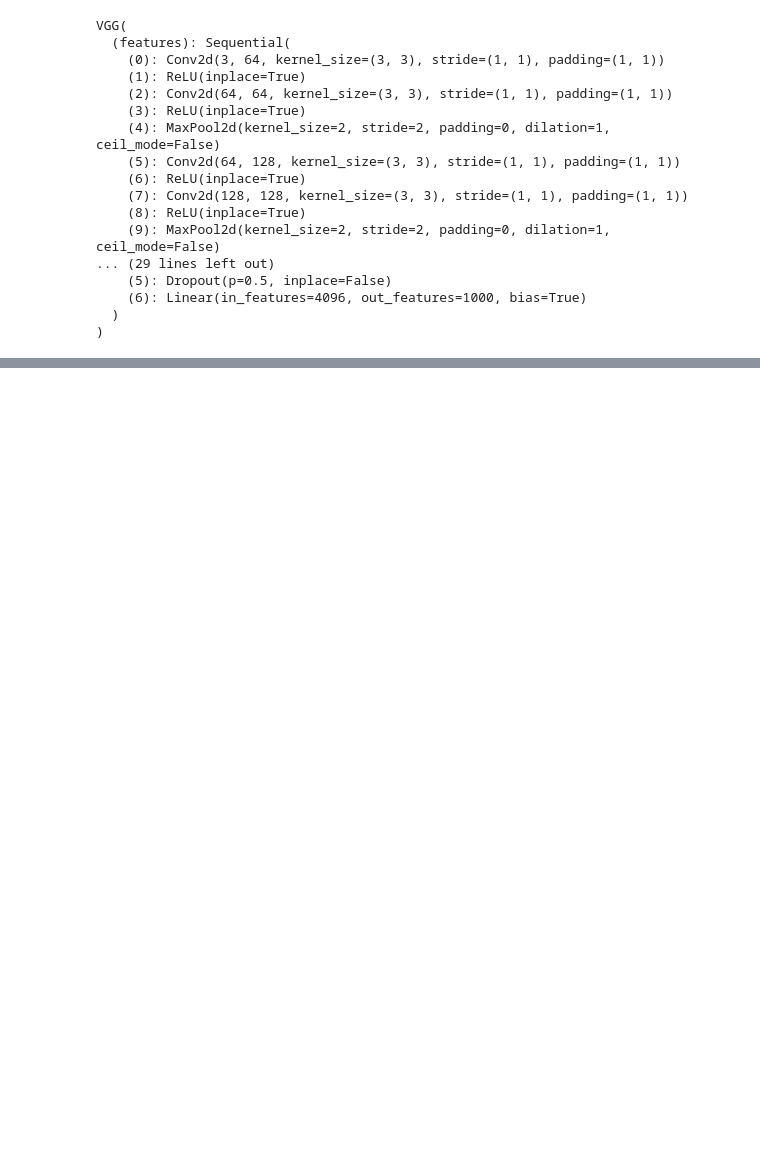
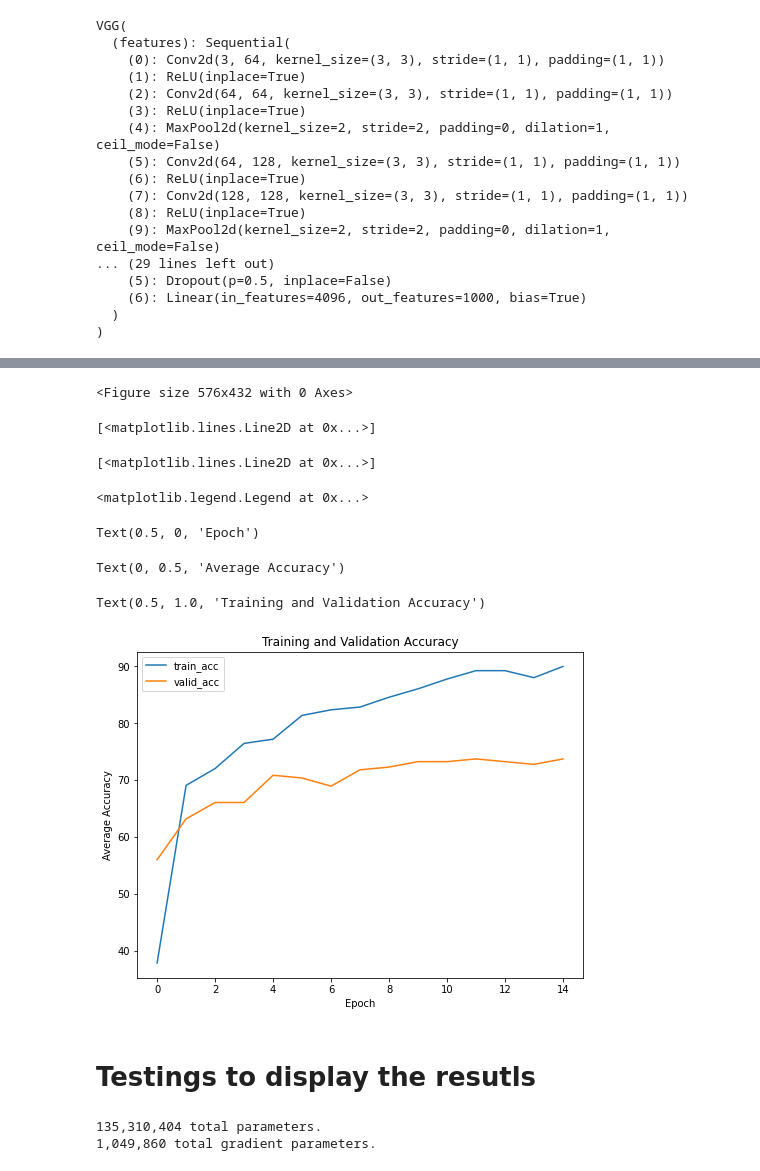
Before and after one commit to MinhaoZhu/MLProject, a Jupyter notebook: VGG16_Transfer_Learning.ipynb, the cells around one changed output, grey strips where cells are left out. Saved outputs shown, nothing was run; the diff lists cells and outputs as text; code cells hidden in the pictures; blank space fills up the shorter version.

```diff
--- a/VGG16_Transfer_Learning.ipynb
+++ b/VGG16_Transfer_Learning.ipynb
@@ -720,0 +660,18 @@ optimizer = optim.Adam(model.parameters())
+# %%
+plt.figure(figsize=(8, 6))
+for c in ['train_acc', 'valid_acc']:
+    plt.plot(
+        100 * history[c], label=c)
+plt.legend()
+plt.xlabel('Epoch')
+plt.ylabel('Average Accuracy')
+plt.title('Training and Validation Accuracy')
+# %% [output]
+<Figure size 576x432 with 0 Axes>
+[<matplotlib.lines.Line2D at 0x...>]
+[<matplotlib.lines.Line2D at 0x...>]
+<matplotlib.legend.Legend at 0x...>
+Text(0.5, 0, 'Epoch')
+Text(0, 0.5, 'Average Accuracy')
+Text(0.5, 1.0, 'Training and Validation Accuracy')
+[figure, added]
@@ -720,0 +767,9 @@ optimizer = optim.Adam(model.parameters())
+# %% [markdown]
+# Testings to display the resutls
+# %%
+model, optimizer = load_checkpoint(path=checkpoint_path)
+
+# summary(model, input_size=(3, 224, 224), batch_size=batch_size)
+# %% [output]
+135,310,404 total parameters.
+1,049,860 total gradient parameters.
```
Also changed, not shown: parts of 38 cells of this notebook.
